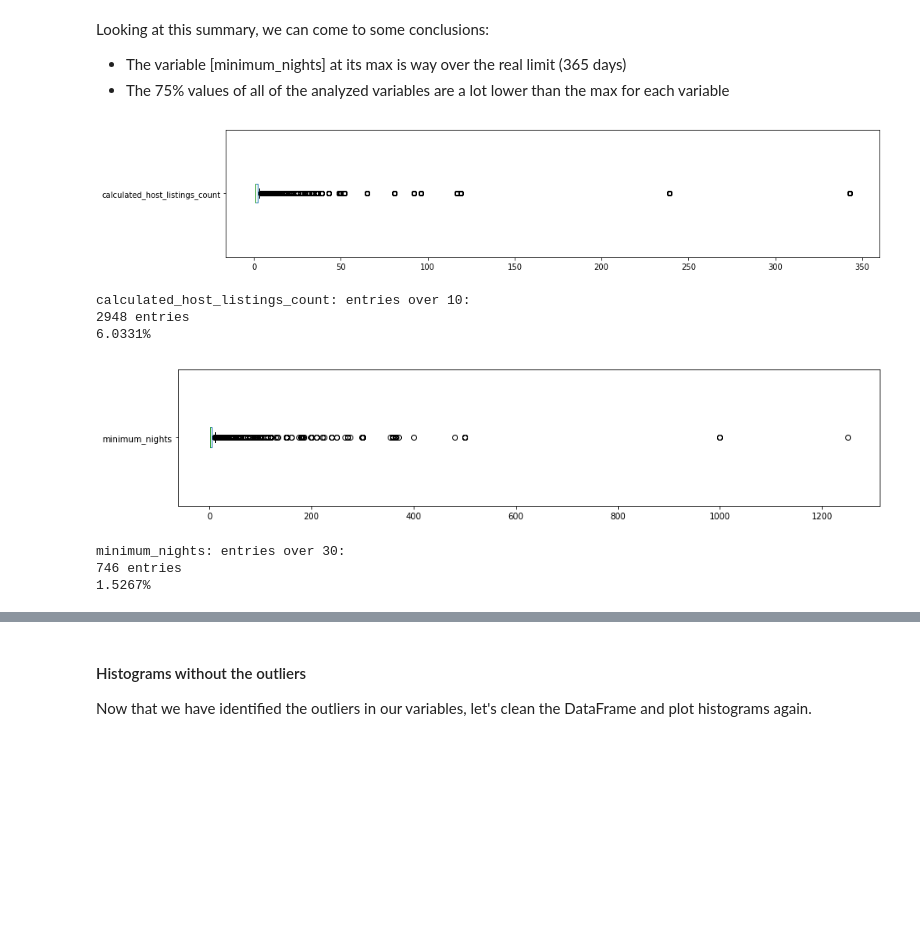
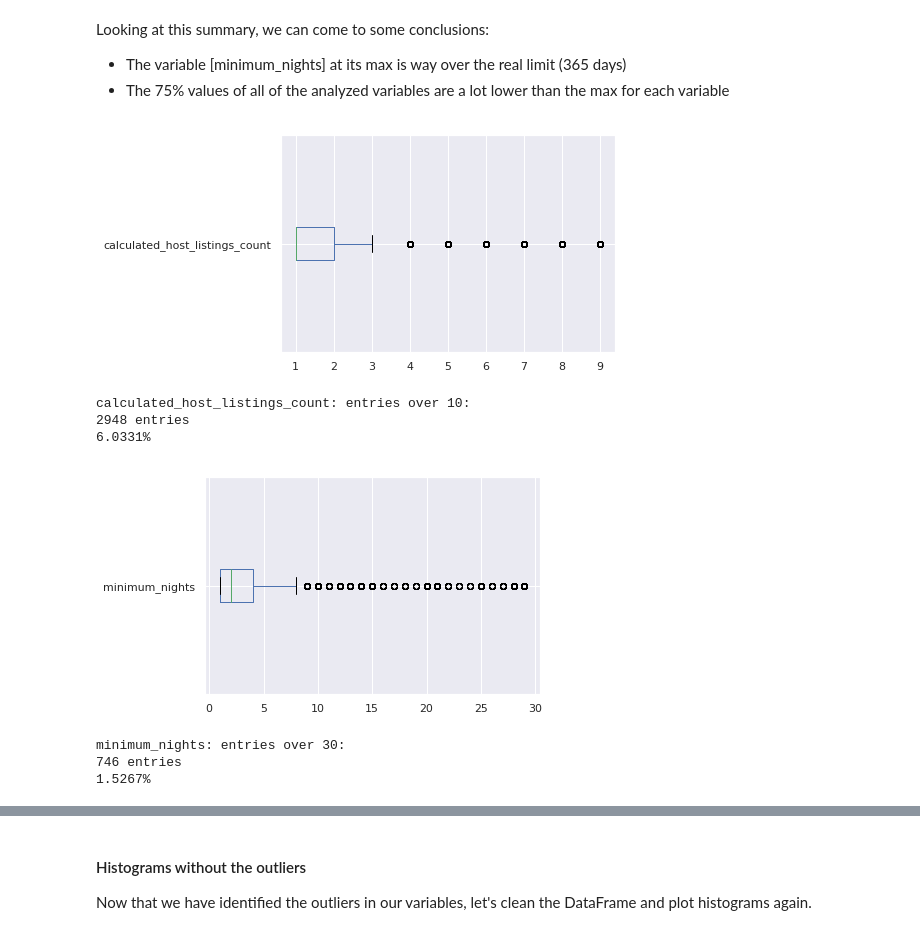
Before and after one commit to rafaelnduarte/Airbnb_Data_Analysis_NYC, a Jupyter notebook: Airbnb_Data_Analysis_New_York_City.ipynb, the cells around one changed output, grey strips where cells are left out. Saved outputs shown, nothing was run; the diff lists cells and outputs as text; code cells hidden in the pictures; blank space fills up the shorter version.

```diff
--- a/Airbnb_Data_Analysis_New_York_City.ipynb
+++ b/Airbnb_Data_Analysis_New_York_City.ipynb
@@ -169,5 +173,6 @@ dtype: int64
 To help us understand the distribution of the data, let's plot histograms:
 # %%
 # plotar o histograma das variáveis numéricas
-df.hist(bins=15, figsize=(15,10));
+df.hist(bins=15, figsize=(19,17));
+sns.set()
 # %% [output]
@@ -200,22 +205,28 @@ Looking at this summary, we can come to some conclusions:
 # %%
 # boxplot for calculated_host_listings_count
 
-df.calculated_host_listings_count.plot(kind='box', vert=False, figsize=(15, 3))
+fig, ax = plt.subplots()
+
+df.loc[df["calculated_host_listings_count"] < 10].boxplot(['calculated_host_listings_count'], vert=False, ax=ax)
+
 plt.show()
 
 # check entries over 10 for host listings
 print("calculated_host_listings_count: entries over 10:")
 print("{} entries".format(len(df[df.calculated_host_listings_count > 10])))
 print("{:.4f}%".format((len(df[df.calculated_host_listings_count > 10]) / df.shape[0])*100))
 # %% [output]
-[figure, old version]
+[figure, new version]
 calculated_host_listings_count: entries over 10:
 2948 entries
 6.0331%
 # %%
 # boxplot for minimum_nights
 
-df.minimum_nights.plot(kind='box', vert=False, figsize=(15, 3))
+fig, ax = plt.subplots()
+
+df.loc[df["minimum_nights"] < 30].boxplot(['minimum_nights'], vert=False, ax=ax)
+
 plt.show()
 
 # check entries over 30 for minimum_nights
@@ -223,7 +234,7 @@ print("minimum_nights: entries over 30:")
 print("{} entries".format(len(df[df.minimum_nights > 30])))
 print("{:.4f}%".format((len(df[df.minimum_nights > 30]) / df.shape[0])*100))
 # %% [output]
-[figure, old version]
+[figure, new version]
 minimum_nights: entries over 30:
 746 entries
 1.5267%
```
Also changed, not shown: parts of 14 cells of this notebook.
